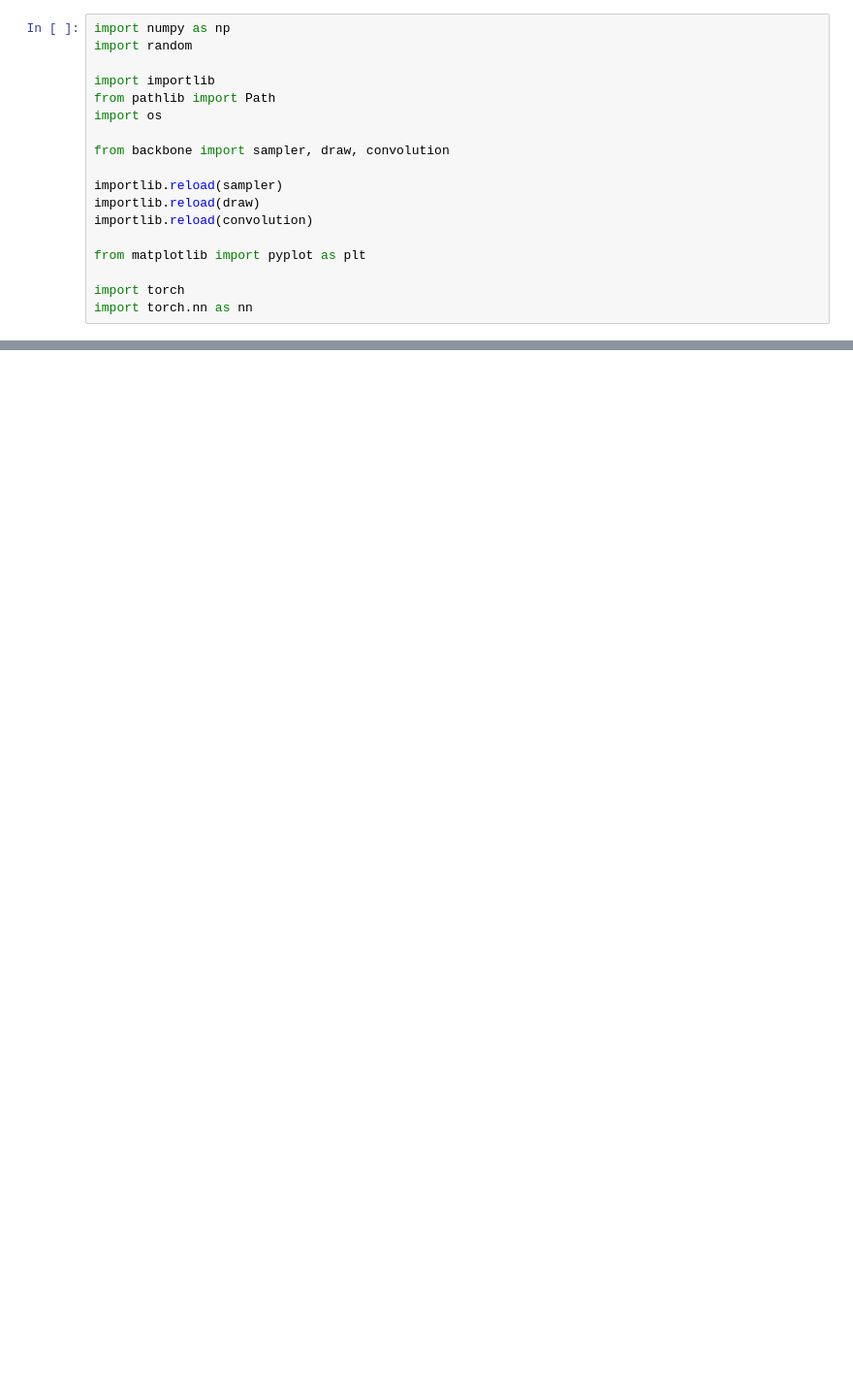
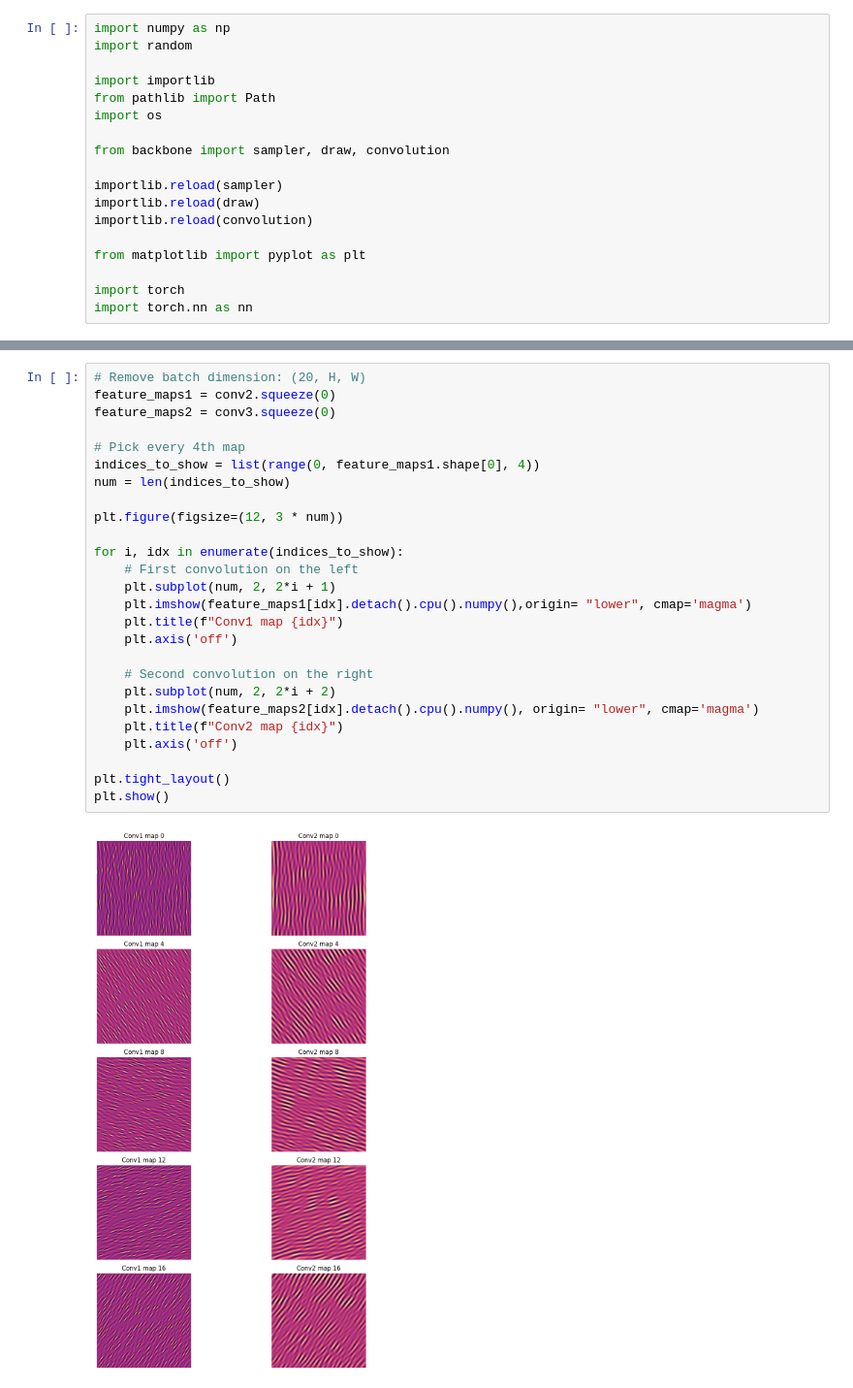
Before and after one commit to JesseGiet/pygestalt_jesse, a Jupyter notebook: pytorch_project/scriptie_final/pytorch_final.ipynb, the cells around one changed output, grey strips where cells are left out. Shown at 97% size. Cells and saved outputs as stored; diff of their text form; blank space fills up the shorter version.

```diff
--- a/pytorch_project/scriptie_final/pytorch_final.ipynb
+++ b/pytorch_project/scriptie_final/pytorch_final.ipynb
@@ -165,0 +182,28 @@ plt.imshow(I, aspect='equal',origin= "lower", cmap='binary')
+# %%
+# Remove batch dimension: (20, H, W)
+feature_maps1 = conv2.squeeze(0)
+feature_maps2 = conv3.squeeze(0)
+
+# Pick every 4th map
+indices_to_show = list(range(0, feature_maps1.shape[0], 4))
+num = len(indices_to_show)
+
+plt.figure(figsize=(12, 3 * num))
+
+for i, idx in enumerate(indices_to_show):
+    # First convolution on the left
+    plt.subplot(num, 2, 2*i + 1)
+    plt.imshow(feature_maps1[idx].detach().cpu().numpy(),origin= "lower", cmap='magma')
+    plt.title(f"Conv1 map {idx}")
+    plt.axis('off')
+
+    # Second convolution on the right
+    plt.subplot(num, 2, 2*i + 2)
+    plt.imshow(feature_maps2[idx].detach().cpu().numpy(), origin= "lower", cmap='magma')
+    plt.title(f"Conv2 map {idx}")
+    plt.axis('off')
+
+plt.tight_layout()
+plt.show()
+# %% [output]
+[figure, added]
```
Also changed, not shown: parts of 5 cells of this notebook, 3 other files.
